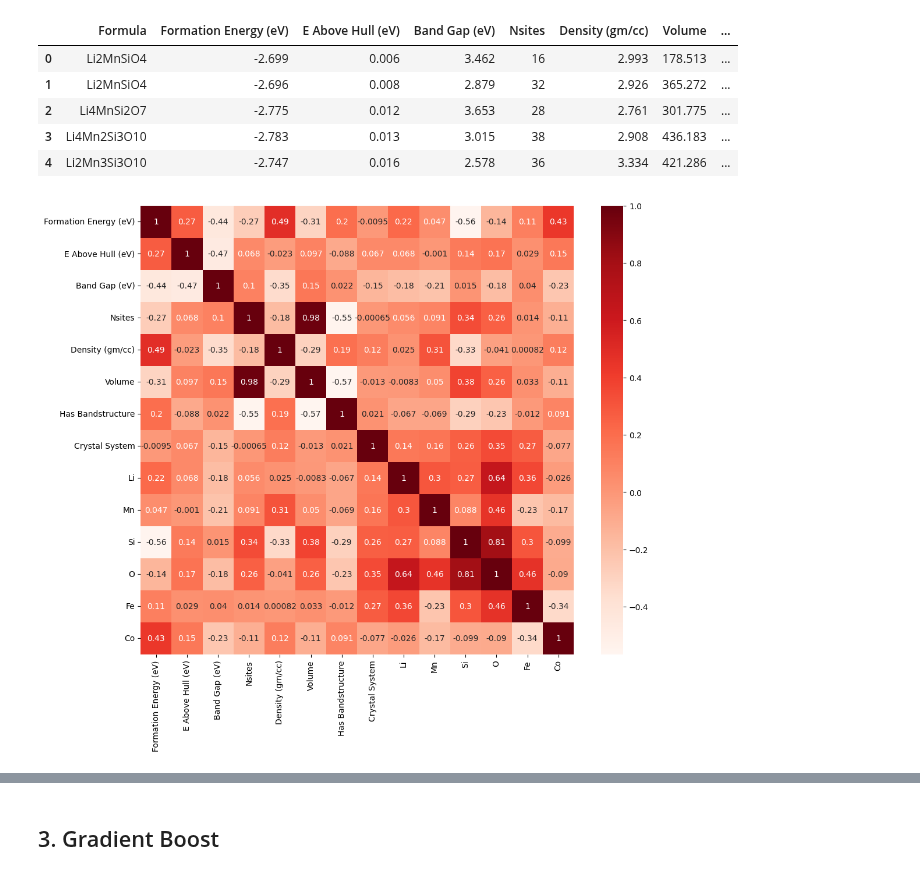
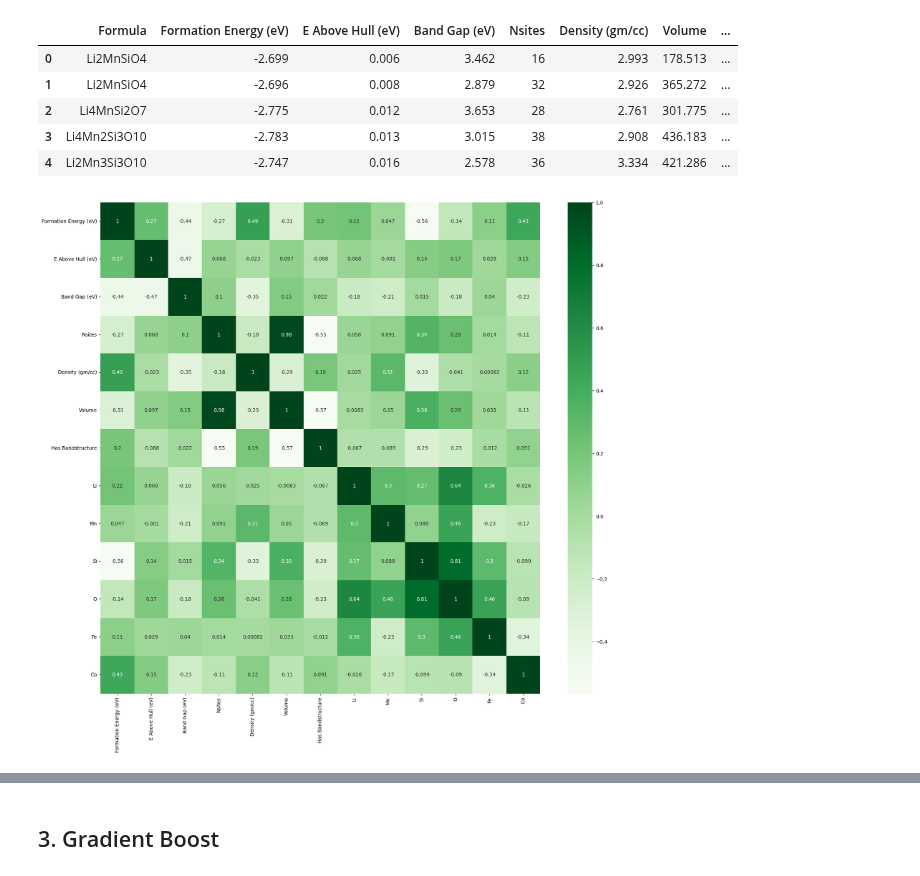
Before and after one commit to tieuandpepper/CHEE6397_HWs, a Jupyter notebook: Project/project.ipynb, the cells around one changed output, grey strips where cells are left out. Drawn from its saved outputs; the diff is of its cells as text; code cells hidden in the pictures.

Commit message:
added new graphs and initial report

```diff
--- a/Project/project.ipynb
+++ b/Project/project.ipynb
@@ -67,9 +68,9 @@ data.head()
 | 3 | Li4Mn2Si3O10 | -2.783 | 0.013 | 3.015 | 38 | 2.908 | 436.183 | ... |
 | 4 | Li2Mn3Si3O10 | -2.747 | 0.016 | 2.578 | 36 | 3.334 | 421.286 | ... |
 # %%
-correlations = data.loc[:, ~data.columns.isin(['Formula'])].corr()
-plt.figure(figsize=(12,10))
-sns.heatmap(correlations, annot=True,cmap=plt.cm.Reds)
+correlations = data.loc[:, ~data.columns.isin(['Formula','Crystal System'])].corr()
+plt.figure(figsize=(20,18))
+sns.heatmap(correlations, annot=True,cmap=plt.cm.Greens)
 plt.show()
 # %% [output]
-[figure, old version]
+[figure, new version]
```
Also changed, not shown: parts of 10 cells of this notebook, 2 other files.
